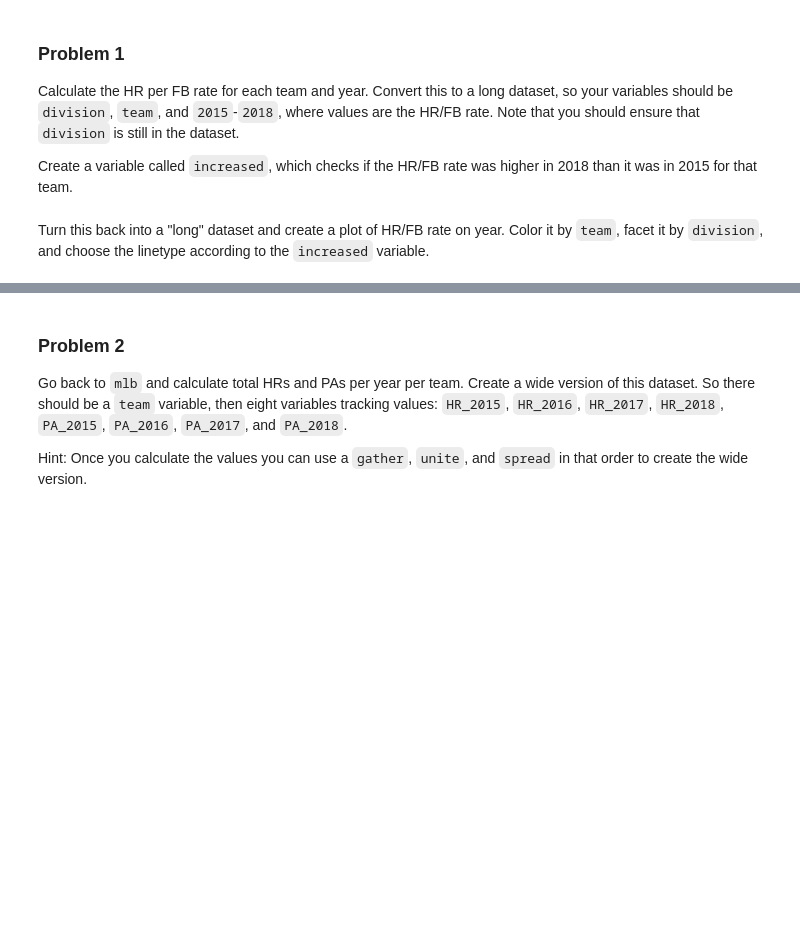
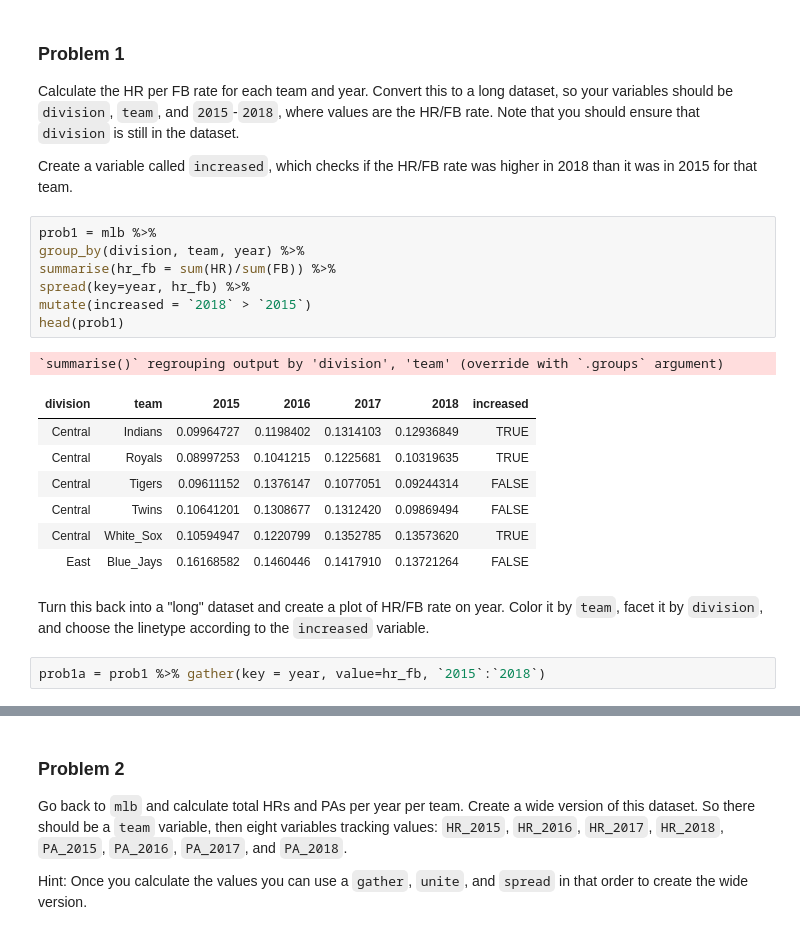
Before and after one commit to bmanzo/stats306_labs, a Jupyter notebook: lab05/stats306_lab05.ipynb, the cells around one changed output, grey strips where cells are left out. Saved outputs shown, nothing was run; the diff lists cells and outputs as text; blank space fills up the shorter version.

```diff
--- a/lab05/stats306_lab05.ipynb
+++ b/lab05/stats306_lab05.ipynb
@@ -123,5 +123,23 @@ cols(
 Calculate the HR per FB rate for each team and year. Convert this to a long dataset, so your variables should be `division`, `team`, and `2015`-`2018`, where values are the HR/FB rate. Note that you should ensure that `division` is still in the dataset.
 
 Create a variable called `increased`, which checks if the HR/FB rate was higher in 2018 than it was in 2015 for that team.
+# %%
+prob1 = mlb %>%
+group_by(division, team, year) %>%
+summarise(hr_fb = sum(HR)/sum(FB)) %>%
+spread(key=year, hr_fb) %>%
+mutate(increased = `2018` > `2015`)
+head(prob1)
+# %% [output]
+`summarise()` regrouping output by 'division', 'team' (override with `.groups` argument)
+| division | team | 2015 | 2016 | 2017 | 2018 | increased |
+| Central | Indians | 0.09964727 | 0.1198402 | 0.1314103 | 0.12936849 | TRUE |
+| Central | Royals | 0.08997253 | 0.1041215 | 0.1225681 | 0.10319635 | TRUE |
+| Central | Tigers | 0.09611152 | 0.1376147 | 0.1077051 | 0.09244314 | FALSE |
+| Central | Twins | 0.10641201 | 0.1308677 | 0.1312420 | 0.09869494 | FALSE |
+| Central | White_Sox | 0.10594947 | 0.1220799 | 0.1352785 | 0.13573620 | TRUE |
+| East | Blue_Jays | 0.16168582 | 0.1460446 | 0.1417910 | 0.13721264 | FALSE |
 # %% [markdown]
 Turn this back into a "long" dataset and create a plot of HR/FB rate on year. Color it by `team`, facet it by `division`, and choose the linetype according to the `increased` variable.
+# %%
+prob1a = prob1 %>% gather(key = year, value=hr_fb, `2015`:`2018`)
```
Also changed, not shown: parts of 5 cells of this notebook, 1 other file.
